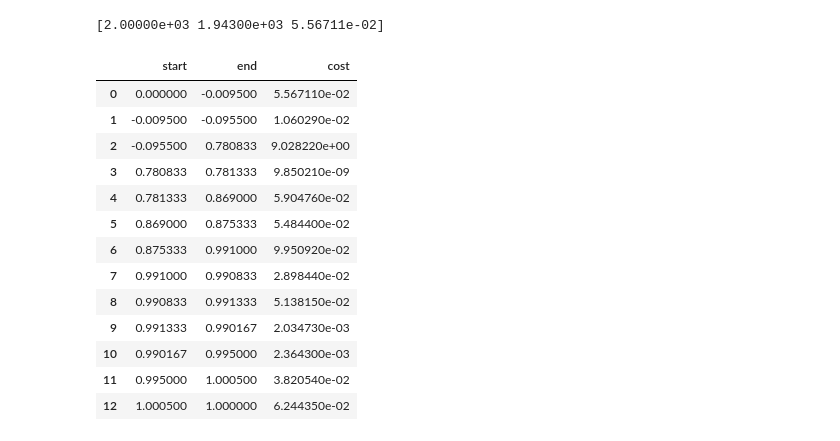
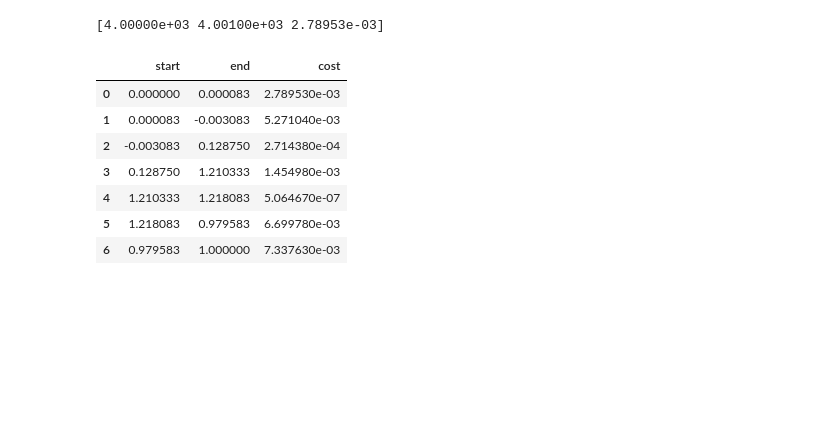
Before and after one commit to Hansen1030/Scale-free_FPP, a Jupyter notebook: Draw_path.ipynb, the cells around one changed output. Cells and saved outputs as stored; diff of their text form; code cells hidden in the pictures; blank space fills up the shorter version.

```diff
--- a/Draw_path.ipynb
+++ b/Draw_path.ipynb
@@ -26,41 +26,35 @@ def plot(data):
 
     plt.show()
 # %%
-path="path/3.000000_0.800000_10000"
+path="path/2.200000_0.800000_20000"
 temp_data=np.loadtxt(path)
 print(temp_data[0])
 data_list=[]
 data_frame=[]
 single=[]
 n=int(path.split("_")[2])
 start=n*0.2
 end=n*0.8
 for i in temp_data:
     i[0]=(i[0]-start)/(end-start)
     i[1]=(i[1]-start)/(end-start)
     single.append(i)
     if i[1]==1:
         data_list.append(single)
         data_frame.append(pd.DataFrame(single,columns=["start","end","cost"]))
         single=[]
 
 data_frame[0]
 # %% [output]
-[2.00000e+03 1.94300e+03 5.56711e-02]
+[4.00000e+03 4.00100e+03 2.78953e-03]
 |  | start | end | cost |
-| 0 | 0.000000 | -0.009500 | 5.567110e-02 |
-| 1 | -0.009500 | -0.095500 | 1.060290e-02 |
-| 2 | -0.095500 | 0.780833 | 9.028220e+00 |
-| 3 | 0.780833 | 0.781333 | 9.850210e-09 |
-| 4 | 0.781333 | 0.869000 | 5.904760e-02 |
-| 5 | 0.869000 | 0.875333 | 5.484400e-02 |
-| 6 | 0.875333 | 0.991000 | 9.950920e-02 |
-| 7 | 0.991000 | 0.990833 | 2.898440e-02 |
-| 8 | 0.990833 | 0.991333 | 5.138150e-02 |
-| 9 | 0.991333 | 0.990167 | 2.034730e-03 |
-| 10 | 0.990167 | 0.995000 | 2.364300e-03 |
-| 11 | 0.995000 | 1.000500 | 3.820540e-02 |
-| 12 | 1.000500 | 1.000000 | 6.244350e-02 |
+| 0 | 0.000000 | 0.000083 | 2.789530e-03 |
+| 1 | 0.000083 | -0.003083 | 5.271040e-03 |
+| 2 | -0.003083 | 0.128750 | 2.714380e-04 |
+| 3 | 0.128750 | 1.210333 | 1.454980e-03 |
+| 4 | 1.210333 | 1.218083 | 5.064670e-07 |
+| 5 | 1.218083 | 0.979583 | 6.699780e-03 |
+| 6 | 0.979583 | 1.000000 | 7.337630e-03 |
 # %%
 for i in data_frame:
     plot(i)
```
Also changed, not shown: parts of 2 cells of this notebook, 43 other files.
